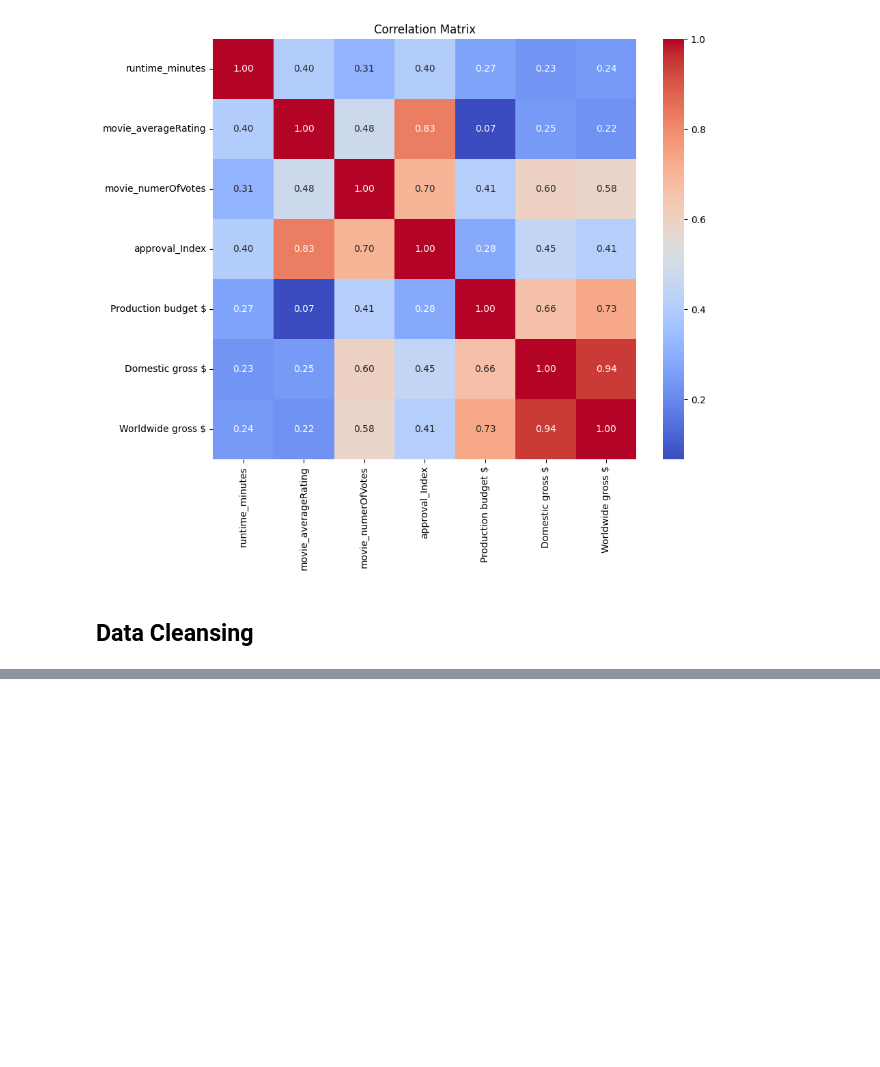
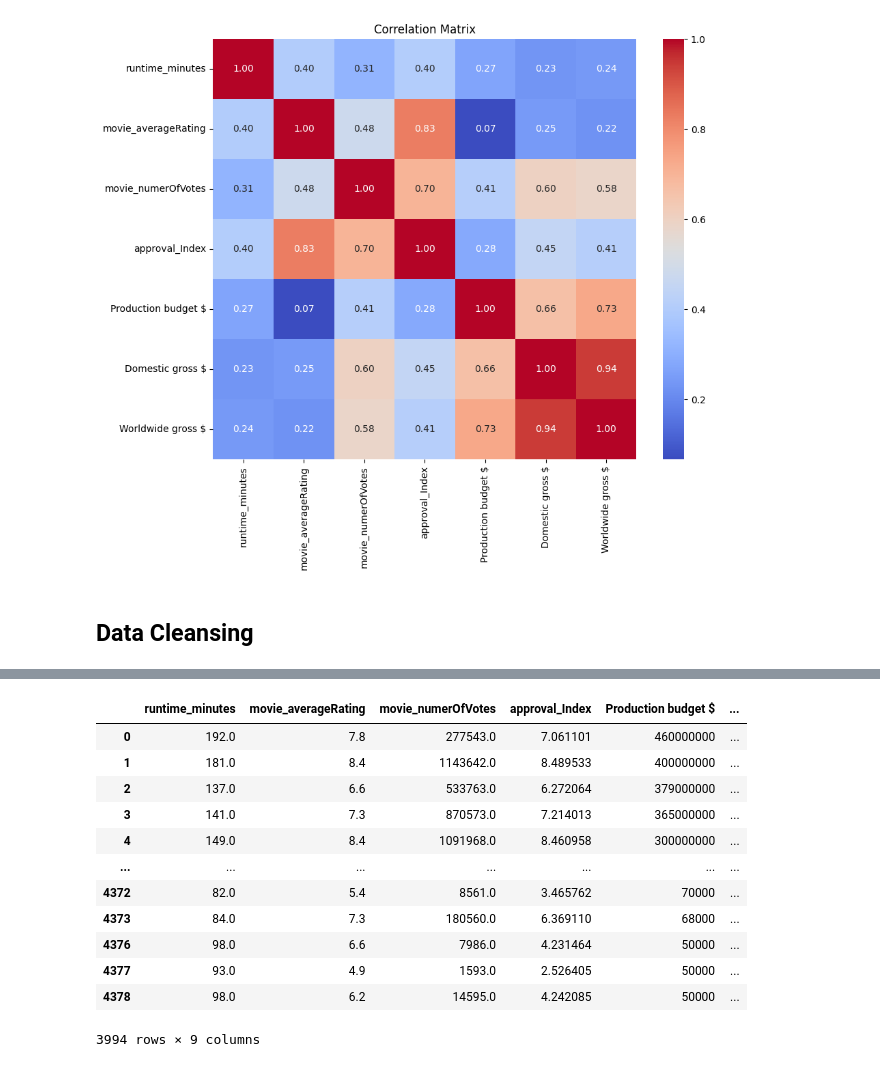
Before and after one commit to gusanitor8/DeepLearningLab2, a Jupyter notebook: lab2.ipynb, the cells around one changed output, grey strips where cells are left out. Drawn from its saved outputs; the diff is of its cells as text; code cells hidden in the pictures; blank space fills up the shorter version.

```diff
--- a/lab2.ipynb
+++ b/lab2.ipynb
@@ -139,0 +227,8 @@ plt.show()
+# %%
+# Create a new DataFrame without the 'genre1' and 'genre2' columns
+new_data = data.drop(columns=['genre3', 'director_professions', 'director_name', 'director_birthYear', 'director_deathYear', 'production_date', 'movie_title'])
+
+# Drop all rows with any null values in the new DataFrame
+new_data.dropna(inplace=True)
+
+new_data.info()
@@ -139,0 +265,16 @@ plt.show()
+# %%
+new_data
+# %% [output]
+|  | runtime_minutes | movie_averageRating | movie_numerOfVotes | approval_Index | Production budget $ | ... |
+| 0 | 192.0 | 7.8 | 277543.0 | 7.061101 | 460000000 | ... |
+| 1 | 181.0 | 8.4 | 1143642.0 | 8.489533 | 400000000 | ... |
+| 2 | 137.0 | 6.6 | 533763.0 | 6.272064 | 379000000 | ... |
+| 3 | 141.0 | 7.3 | 870573.0 | 7.214013 | 365000000 | ... |
+| 4 | 149.0 | 8.4 | 1091968.0 | 8.460958 | 300000000 | ... |
+| ... | ... | ... | ... | ... | ... | ... |
+| 4372 | 82.0 | 5.4 | 8561.0 | 3.465762 | 70000 | ... |
+| 4373 | 84.0 | 7.3 | 180560.0 | 6.369110 | 68000 | ... |
+| 4376 | 98.0 | 6.6 | 7986.0 | 4.231464 | 50000 | ... |
+| 4377 | 93.0 | 4.9 | 1593.0 | 2.526405 | 50000 | ... |
+| 4378 | 98.0 | 6.2 | 14595.0 | 4.242085 | 50000 | ... |
+3994 rows × 9 columns
```
Also changed, not shown: parts of 14 cells of this notebook.
